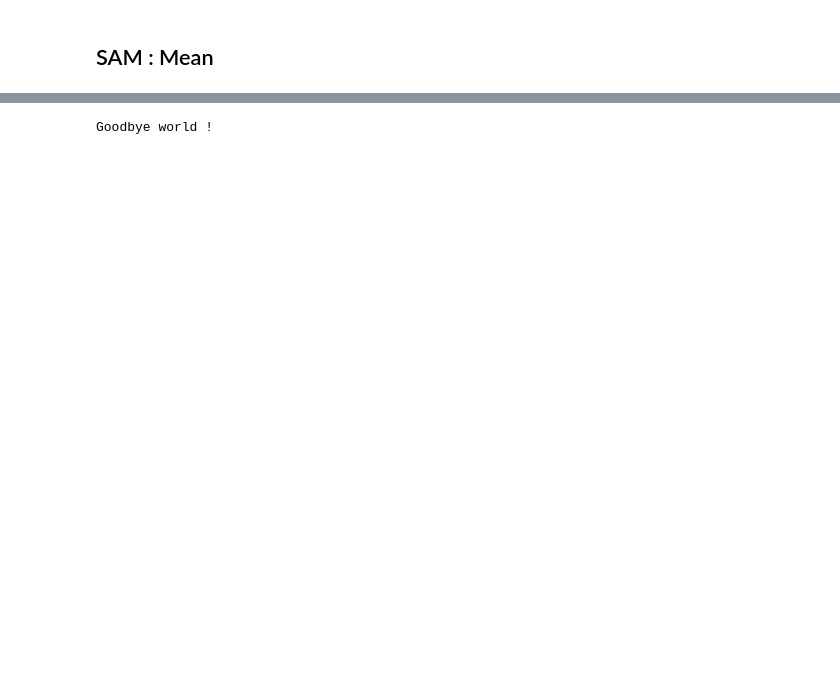
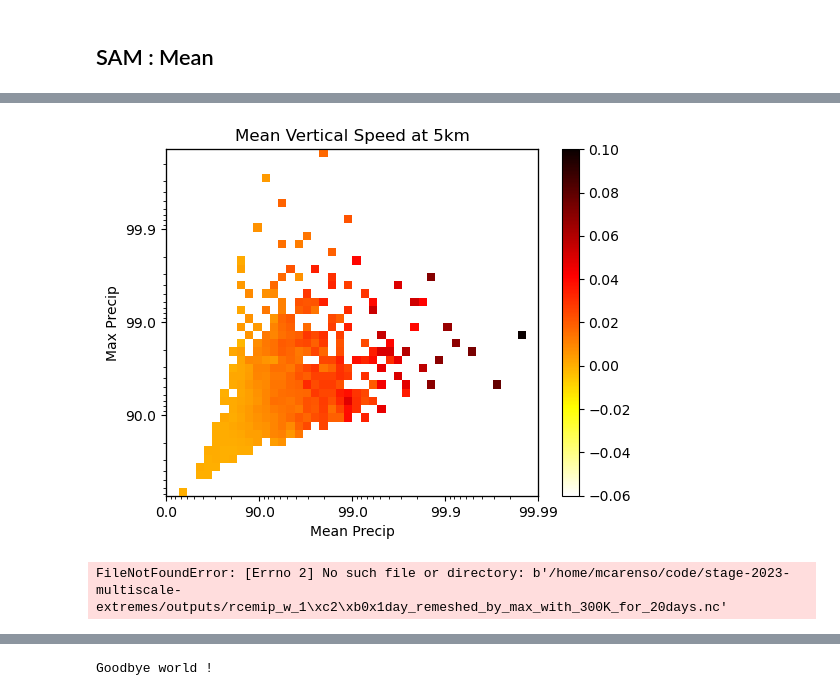
Before and after one commit to bfildier/stage-2023-multiscale-extremes, a Jupyter notebook: scripts/extremesRelation.ipynb, the cells around one changed output, grey strips where cells are left out. Drawn from its saved outputs; the diff is of its cells as text; code cells hidden in the pictures; blank space fills up the shorter version.

```diff
--- a/scripts/extremesRelation.ipynb
+++ b/scripts/extremesRelation.ipynb
@@ -202,0 +122,22 @@ plt.show()
+# %%
+# Show joint distribution
+# frame IL
+fig,ax = plt.subplots(figsize=(6,4.5))
+ax_show = ax.twinx().twiny()
+ax = setFrameIL(ax, dist_SAM_Prec_mean.ranks, dist_SAM_Prec_max.ranks, xlabel = "Mean Precip", ylabel = "Max Precip") ## the given ax object must not be ax_show.
+
+# values
+Z = VertSpeed_by_MCS_5km_densified.T
+h = showJointHistogram(ax_show, Z, scale = 'lin', vmin = -0.06, vmax = 0.1, cmap = 'hot_r') ## Here the given ax object must be ax_show. that's what it means "regardless of preset frame and ticks"
+
+plt.title("Mean Vertical Speed at 5km")
+plt.colorbar(h)
+plt.show()
+# %% [output]
+[figure, added]
+# %%
+path = "/home/mcarenso/code/stage-2023-multiscale-extremes/outputs/rcemip_w_1°x1day_remeshed_by_max_with_300K_for_20days.nc"
+MaxVertSpeed = xr.open_dataarray(path)
+MaxVertSpeed_5km_densified = jd_Mean_Max_IL.computeNormalizedDensity(ds_SAM_Prec_mean, ds_SAM_Prec_max, data = MaxVertSpeed.values)
+# %% [output]
+FileNotFoundError: [Errno 2] No such file or directory: b'/home/mcarenso/code/stage-2023-multiscale-extremes/outputs/rcemip_w_1\xc2\xb0x1day_remeshed_by_max_with_300K_for_20days.nc'
```
Also changed, not shown: parts of 69 cells of this notebook, 17 other files.
